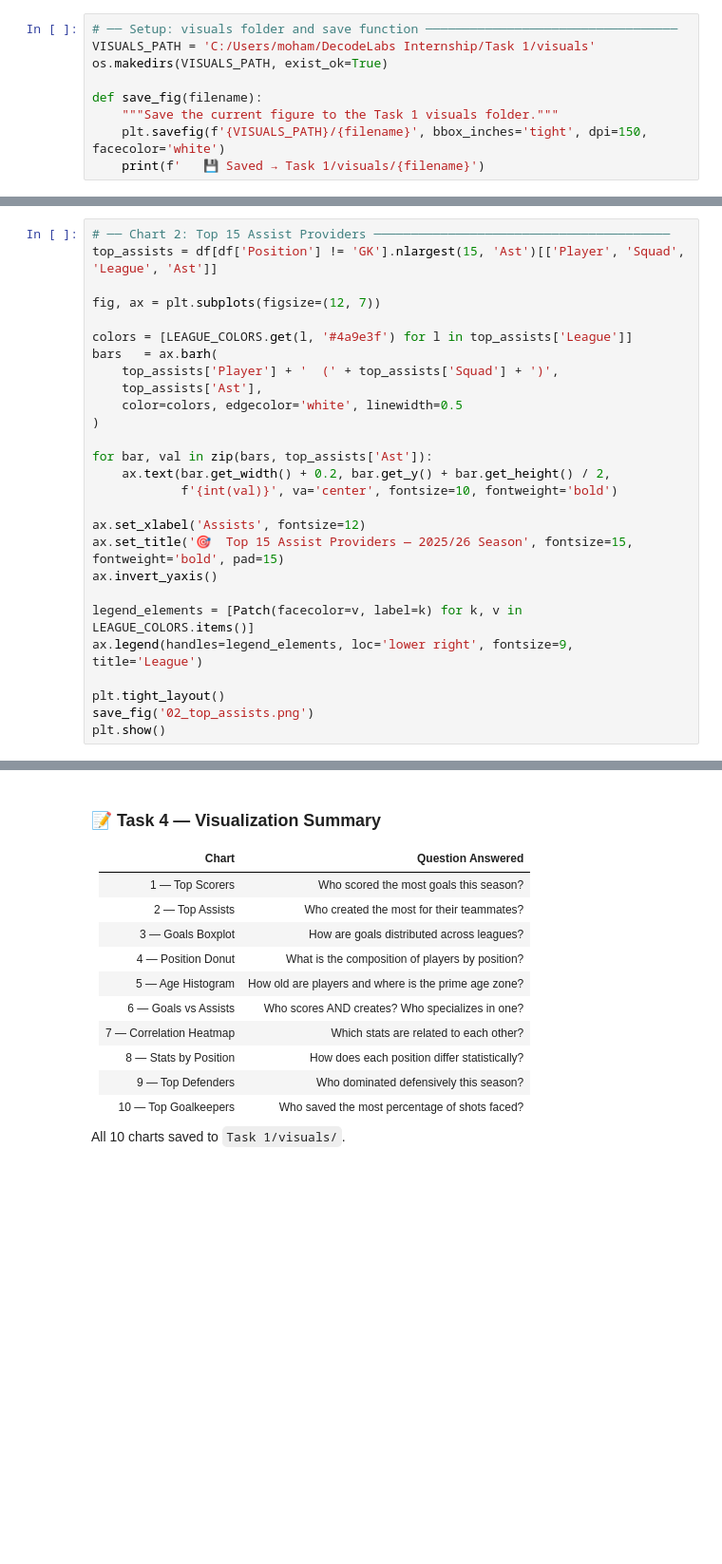
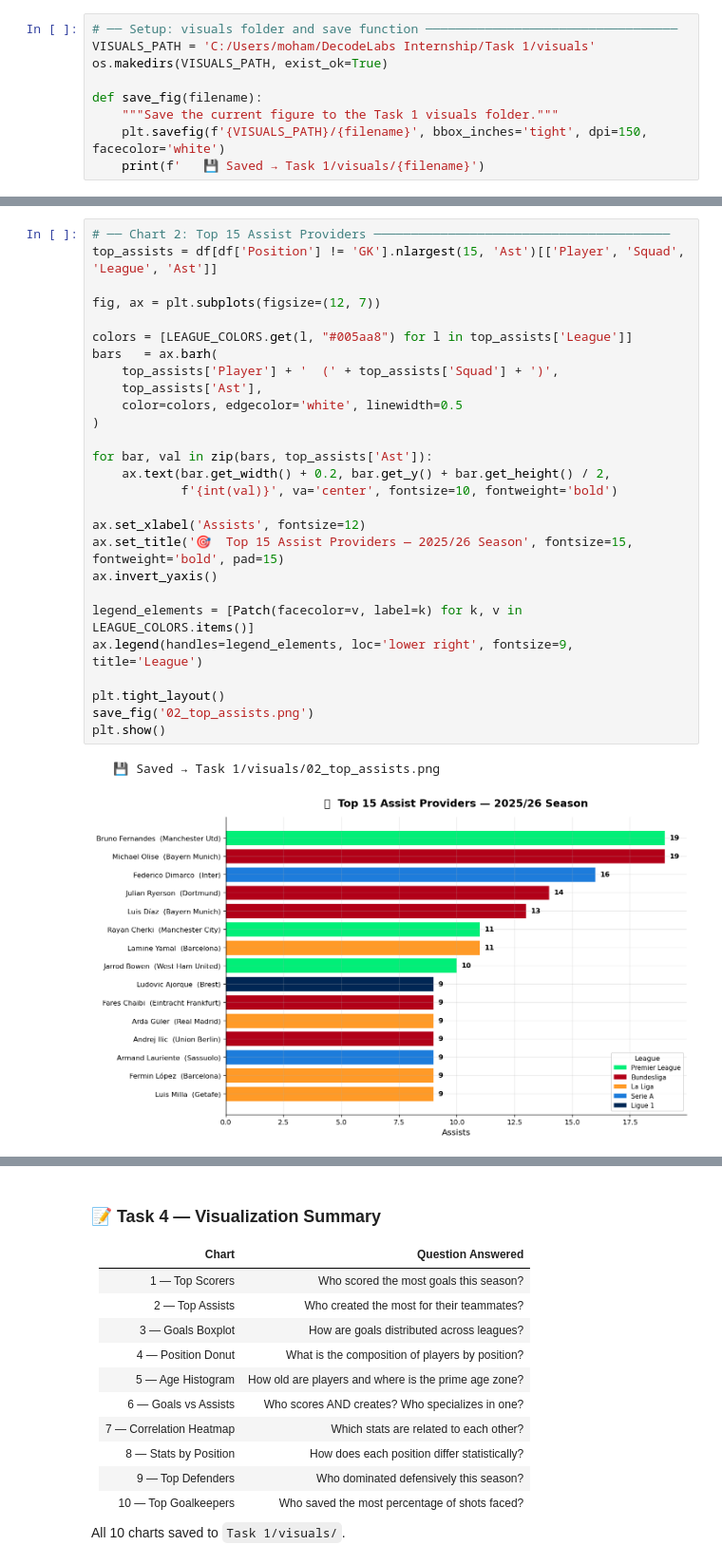
Before and after one commit to mohamedmamdouh342-hash/decode-labs-data-science-internship, a Jupyter notebook: Task 1/Notebooks/football_analytics_final.ipynb, the cells around one changed output, grey strips where cells are left out. Shown at 95% size. Cells and saved outputs as stored; diff of their text form; blank space fills up the shorter version.

```diff
--- a/Task 1/Notebooks/football_analytics_final.ipynb
+++ b/Task 1/Notebooks/football_analytics_final.ipynb
@@ -388,30 +618,33 @@ plt.show()
 # %%
 # ── Chart 2: Top 15 Assist Providers ────────────────────────────────────────
 top_assists = df[df['Position'] != 'GK'].nlargest(15, 'Ast')[['Player', 'Squad', 'League', 'Ast']]
 
 fig, ax = plt.subplots(figsize=(12, 7))
 
-colors = [LEAGUE_COLORS.get(l, '#4a9e3f') for l in top_assists['League']]
+colors = [LEAGUE_COLORS.get(l, "#005aa8") for l in top_assists['League']]
 bars   = ax.barh(
     top_assists['Player'] + '  (' + top_assists['Squad'] + ')',
     top_assists['Ast'],
     color=colors, edgecolor='white', linewidth=0.5
 )
 
 for bar, val in zip(bars, top_assists['Ast']):
     ax.text(bar.get_width() + 0.2, bar.get_y() + bar.get_height() / 2,
             f'{int(val)}', va='center', fontsize=10, fontweight='bold')
 
 ax.set_xlabel('Assists', fontsize=12)
 ax.set_title('🎯  Top 15 Assist Providers — 2025/26 Season', fontsize=15, fontweight='bold', pad=15)
 ax.invert_yaxis()
 
 legend_elements = [Patch(facecolor=v, label=k) for k, v in LEAGUE_COLORS.items()]
 ax.legend(handles=legend_elements, loc='lower right', fontsize=9, title='League')
 
 plt.tight_layout()
 save_fig('02_top_assists.png')
 plt.show()
+# %% [output]
+   💾 Saved → Task 1/visuals/02_top_assists.png
+[figure, added]
 # %%
 # ── Chart 3: Goals Distribution by League (Boxplot) ─────────────────────────
 outfield_df  = df[df['Position'] != 'GK']
```
Also changed, not shown: parts of 44 cells of this notebook.
